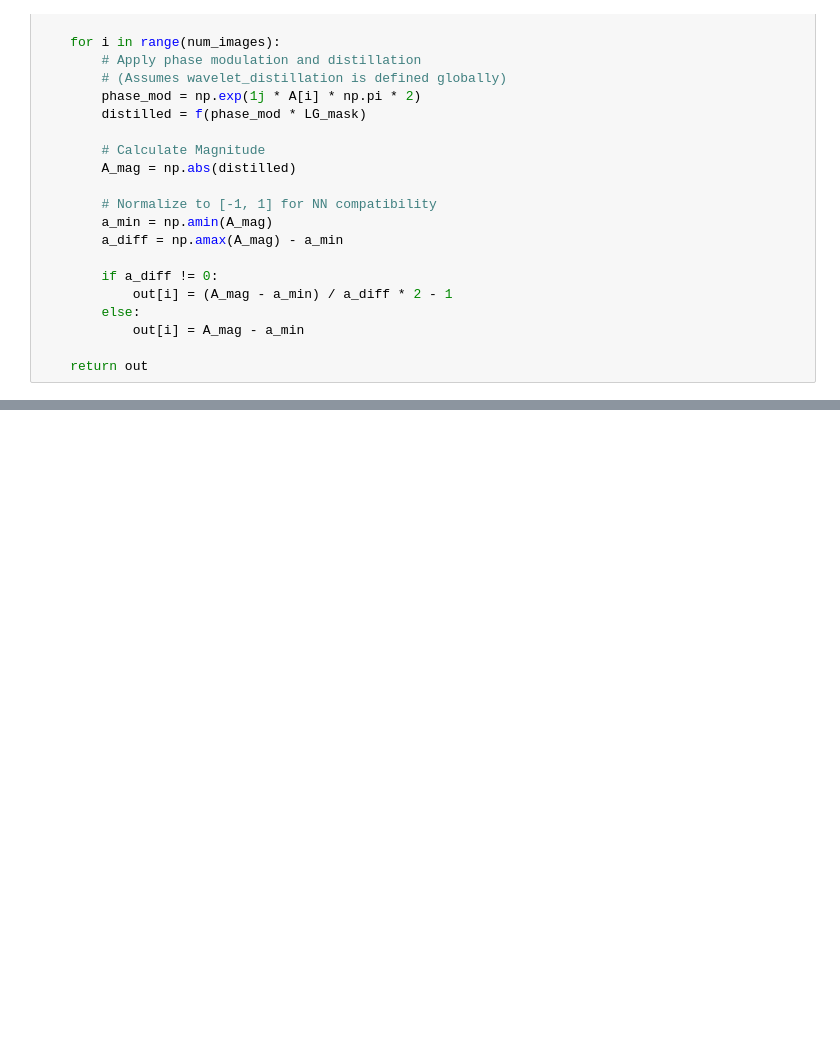
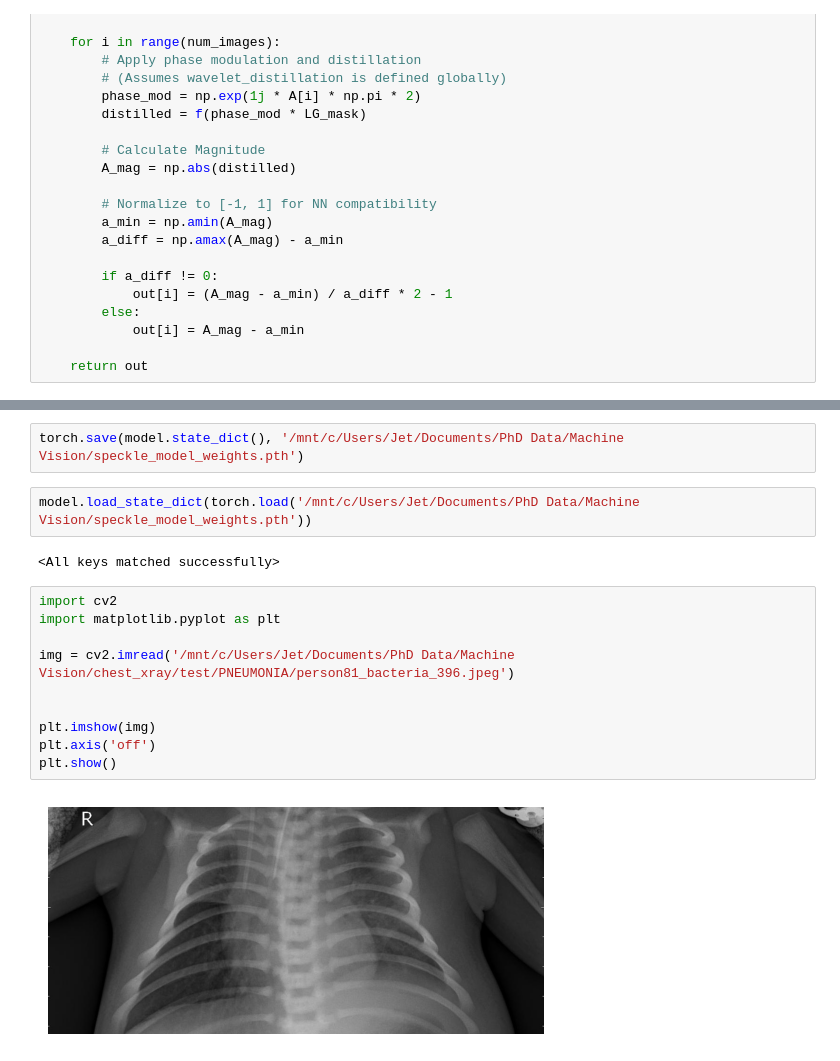
Before and after one commit to jetwidjaja96-cloud/MV, a Jupyter notebook: lung_speckle.ipynb, the cells around one changed output, grey strips where cells are left out. Cells and saved outputs as stored; diff of their text form; blank space fills up the shorter version.

Commit message:
lung speckle

```diff
--- a/lung_speckle.ipynb
+++ b/lung_speckle.ipynb
@@ -105,0 +120,18 @@ for epoch in range(epochs):
+# %%
+torch.save(model.state_dict(), '/mnt/c/Users/Jet/Documents/PhD Data/Machine Vision/speckle_model_weights.pth')
+# %%
+model.load_state_dict(torch.load('/mnt/c/Users/Jet/Documents/PhD Data/Machine Vision/speckle_model_weights.pth'))
+# %% [output]
+<All keys matched successfully>
+# %%
+import cv2
+import matplotlib.pyplot as plt
+
+img = cv2.imread('/mnt/c/Users/Jet/Documents/PhD Data/Machine Vision/chest_xray/test/PNEUMONIA/person81_bacteria_396.jpeg')
+
+
+plt.imshow(img)
+plt.axis('off')
+plt.show()
+# %% [output]
+[figure, added]
```
Also changed, not shown: parts of 6 cells of this notebook, 2 other files.
